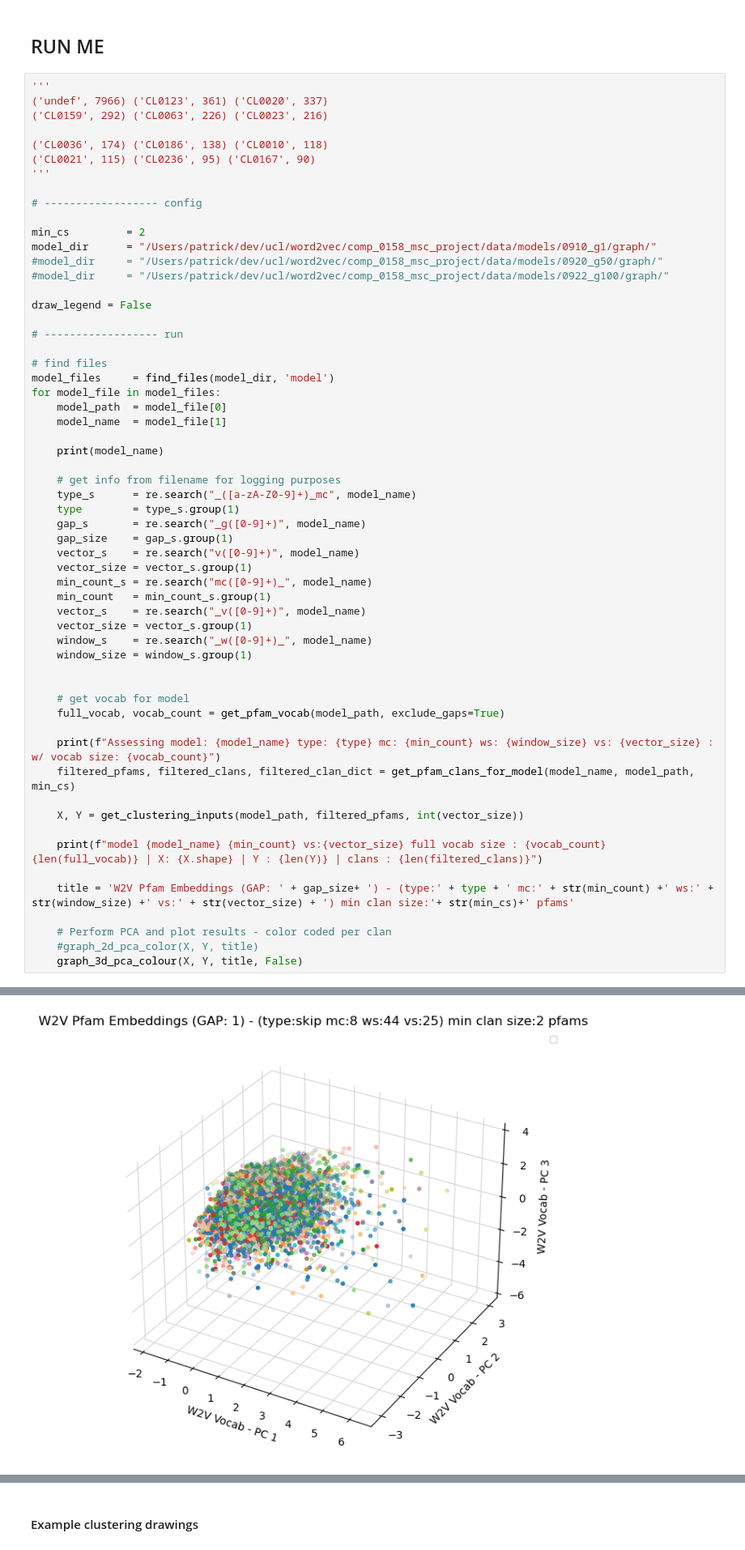
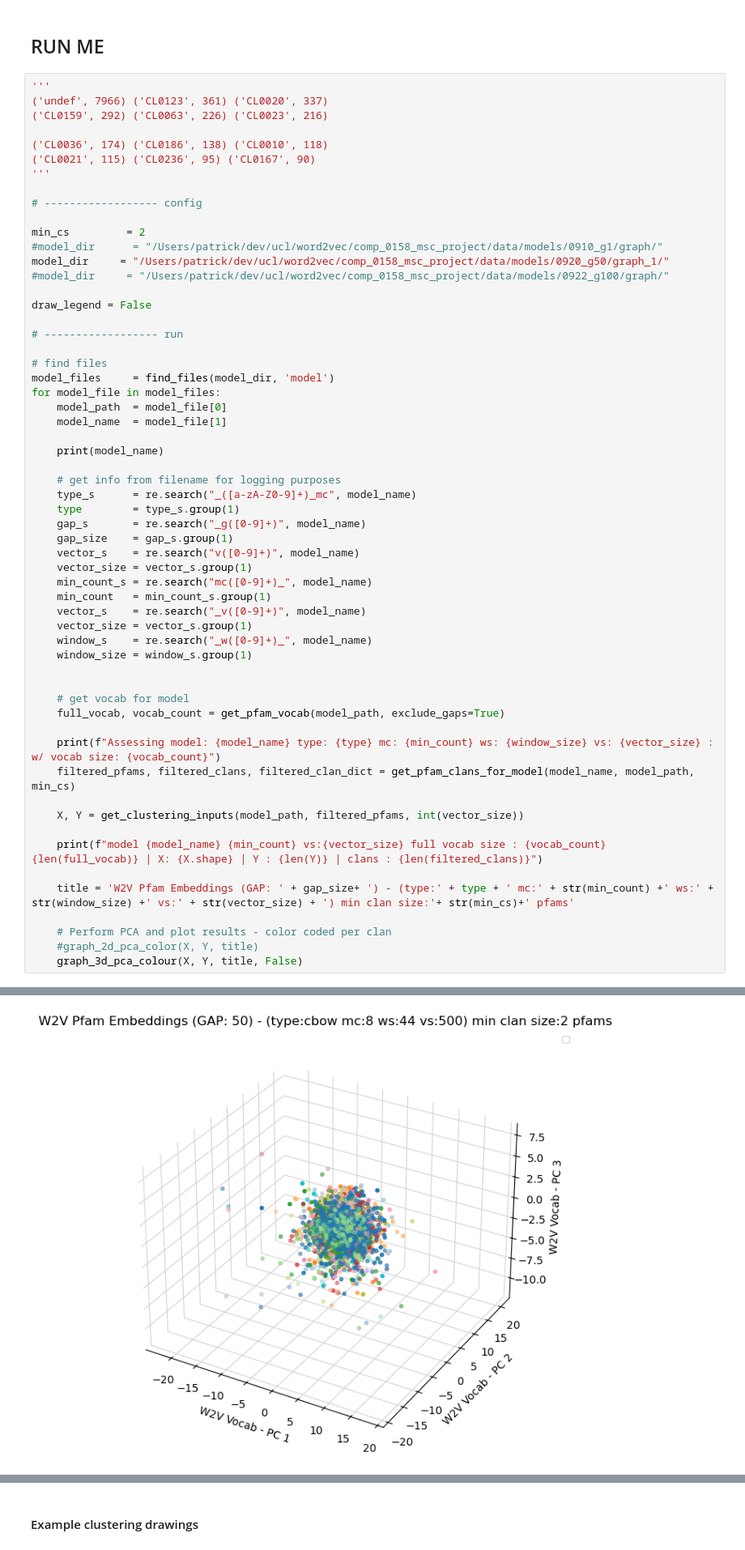
Before and after one commit to greyneuron/COMP_0158_MSC_PROJECT, a Jupyter notebook: code/clustering/w2v_cluster_helper.ipynb, the cells around one changed output, grey strips where cells are left out. Shown at 81% size. Cells and saved outputs as stored; diff of their text form.

```diff
--- a/code/clustering/w2v_cluster_helper.ipynb
+++ b/code/clustering/w2v_cluster_helper.ipynb
@@ -655,8 +652,8 @@ def get_pfam_clans_for_model(model_name, model_path, min_clan_size):
 # ------------------ config
 
 min_cs         = 2
-model_dir      = "/Users/patrick/dev/ucl/word2vec/comp_0158_msc_project/data/models/0910_g1/graph/"
-#model_dir     = "/Users/patrick/dev/ucl/word2vec/comp_0158_msc_project/data/models/0920_g50/graph/"
+#model_dir      = "/Users/patrick/dev/ucl/word2vec/comp_0158_msc_project/data/models/0910_g1/graph/"
+model_dir     = "/Users/patrick/dev/ucl/word2vec/comp_0158_msc_project/data/models/0920_g50/graph_1/"
 #model_dir     = "/Users/patrick/dev/ucl/word2vec/comp_0158_msc_project/data/models/0922_g100/graph/"
 
 draw_legend = False
@@ -715,2 +712,2 @@ Plotting 6057 from 575 categories
 No artists with labels found to put in legend.  Note that artists whose label start with an underscore are ignored when legend() is called with no argument.
-[figure, old version]
+[figure, new version]
```
Also changed, not shown: parts of 2 cells of this notebook, 3 other files.
